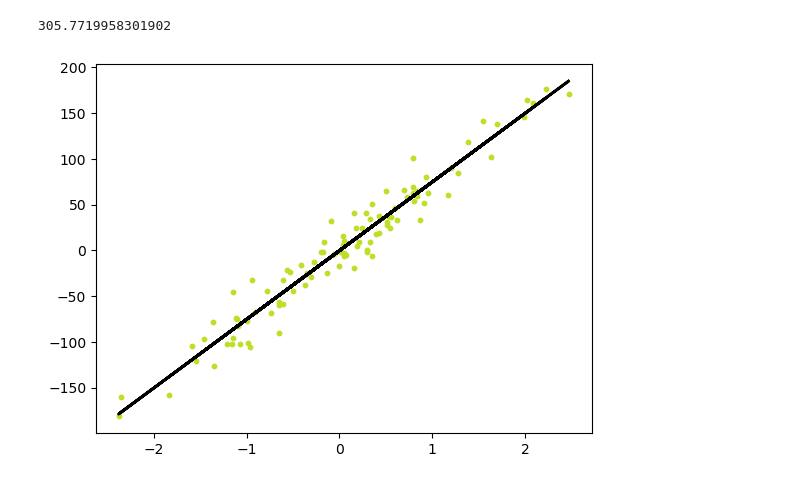
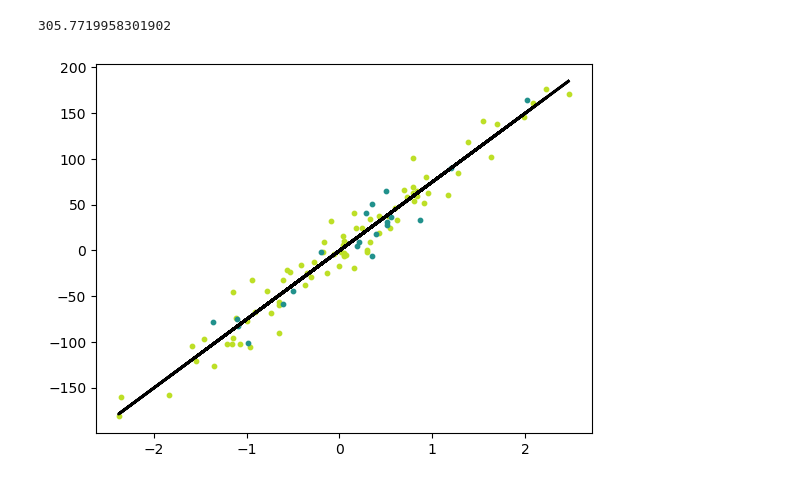
Before and after one commit to devallasaitej/Regression_algorithms_implementation, a Jupyter notebook: linear_regression_tests.ipynb, the cells around one changed output. Drawn from its saved outputs; the diff is of its cells as text; code cells hidden in the pictures.

```diff
--- a/linear_regression_tests.ipynb
+++ b/linear_regression_tests.ipynb
@@ -31,9 +31,9 @@ print(mse_value)
 # %%
 y_pred_line = regressor.predict(X)
 cmap = plt.get_cmap('viridis')
 m1 = plt.scatter(X_train, y_train, color = cmap(0.9),s=10)
-m2 = plt.scatter(X_test, y_test, color = cmap(0.9),s=10)
+m2 = plt.scatter(X_test, y_test, color = cmap(0.5),s=10)
 plt.plot(X, y_pred_line, color = 'black', linewidth = 2, label='prediction' )
 plt.show()
 # %% [output]
-[figure, old version]
+[figure, new version]
```
Also changed, not shown: 1 other file.
